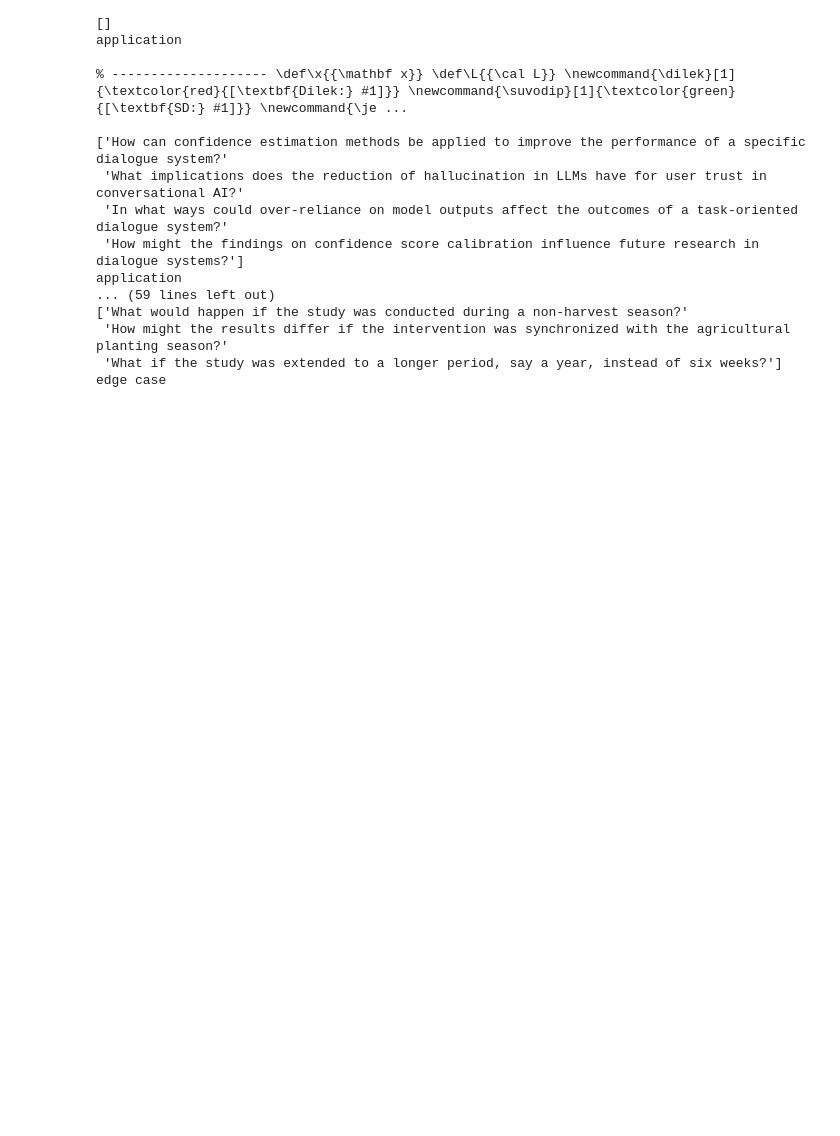
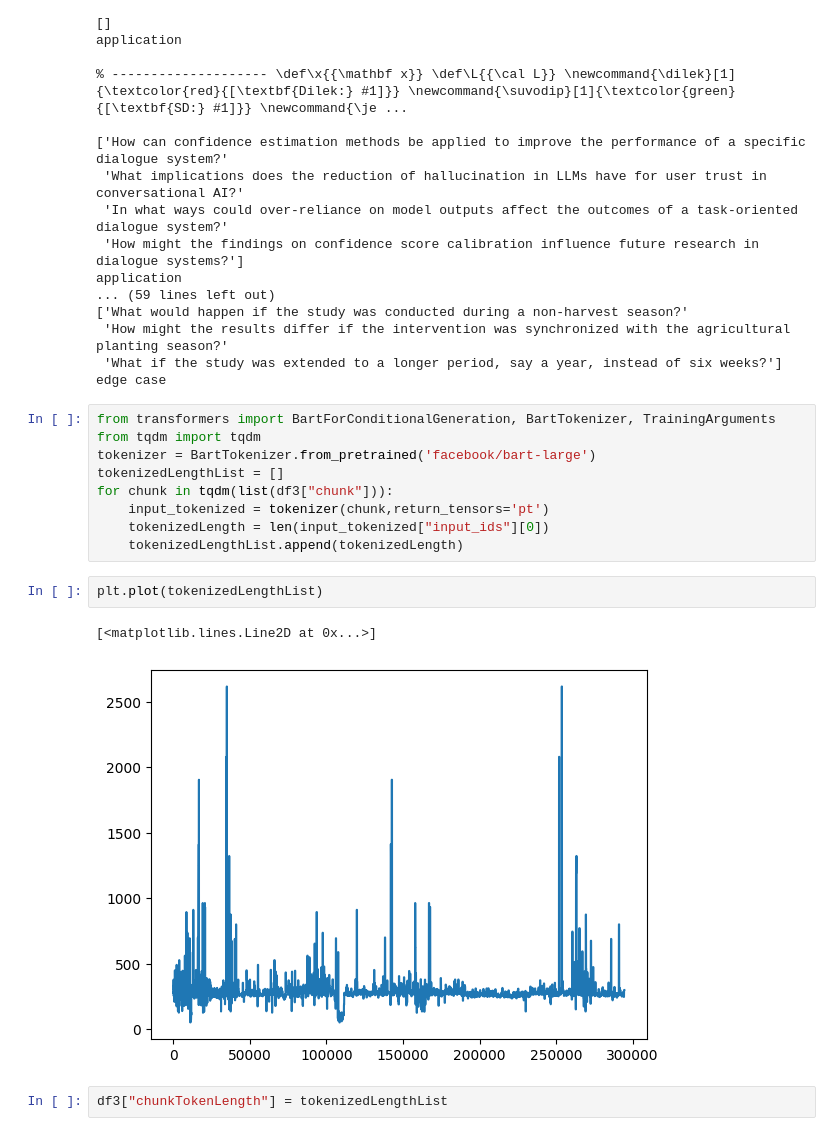
Before and after one commit to akshayparate123/SKY-Personal-AI, a Jupyter notebook: Training/ipynb/Query_Rewritting.ipynb, the cells around one changed output. Saved outputs shown, nothing was run; the diff lists cells and outputs as text; blank space fills up the shorter version.

```diff
--- a/Training/ipynb/Query_Rewritting.ipynb
+++ b/Training/ipynb/Query_Rewritting.ipynb
@@ -81,3 +102,19 @@ application
  'How might the results differ if the intervention was synchronized with the agricultural planting season?'
  'What if the study was extended to a longer period, say a year, instead of six weeks?']
 edge case
+# %%
+from transformers import BartForConditionalGeneration, BartTokenizer, TrainingArguments
+from tqdm import tqdm
+tokenizer = BartTokenizer.from_pretrained('facebook/bart-large')
+tokenizedLengthList = []
+for chunk in tqdm(list(df3["chunk"])):
+    input_tokenized = tokenizer(chunk,return_tensors='pt')
+    tokenizedLength = len(input_tokenized["input_ids"][0])
+    tokenizedLengthList.append(tokenizedLength)
+# %%
+plt.plot(tokenizedLengthList)
+# %% [output]
+[<matplotlib.lines.Line2D at 0x...>]
+[figure, added]
+# %%
+df3["chunkTokenLength"] = tokenizedLengthList
```
Also changed, not shown: parts of 15 cells of this notebook, 2 other files.
